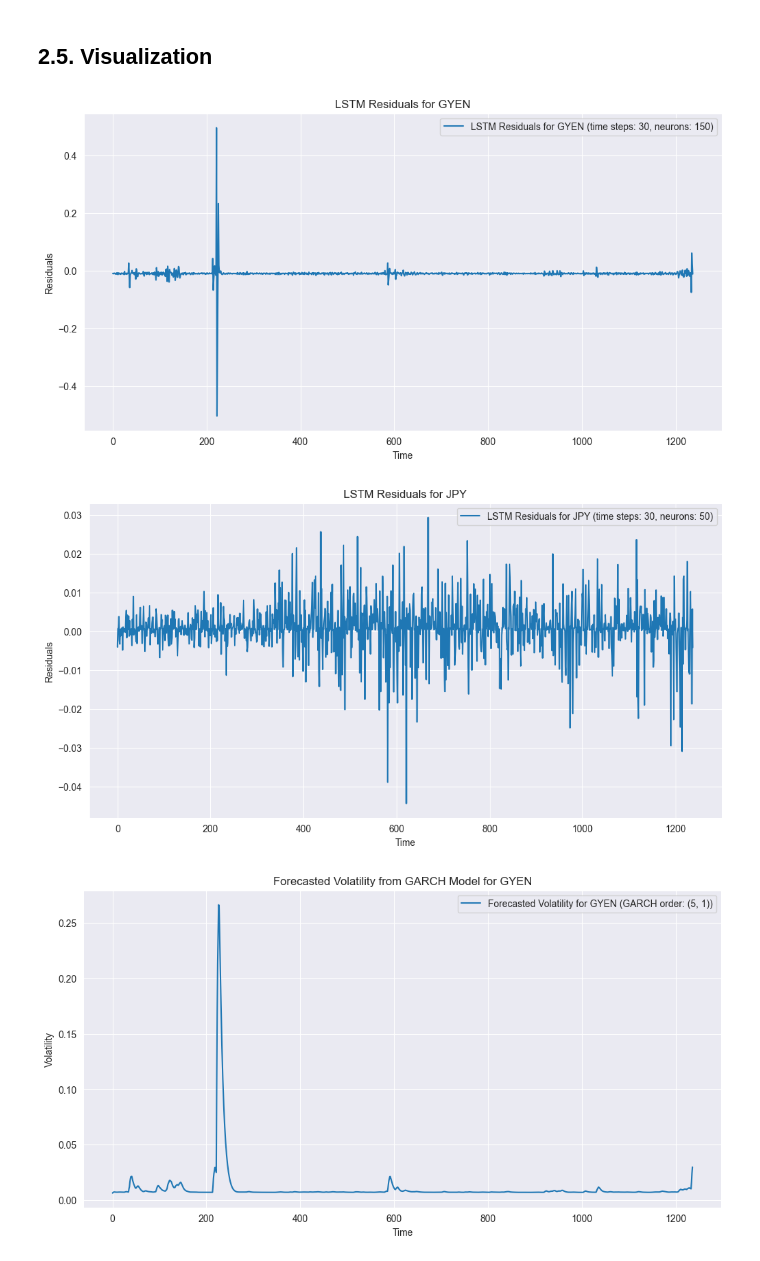
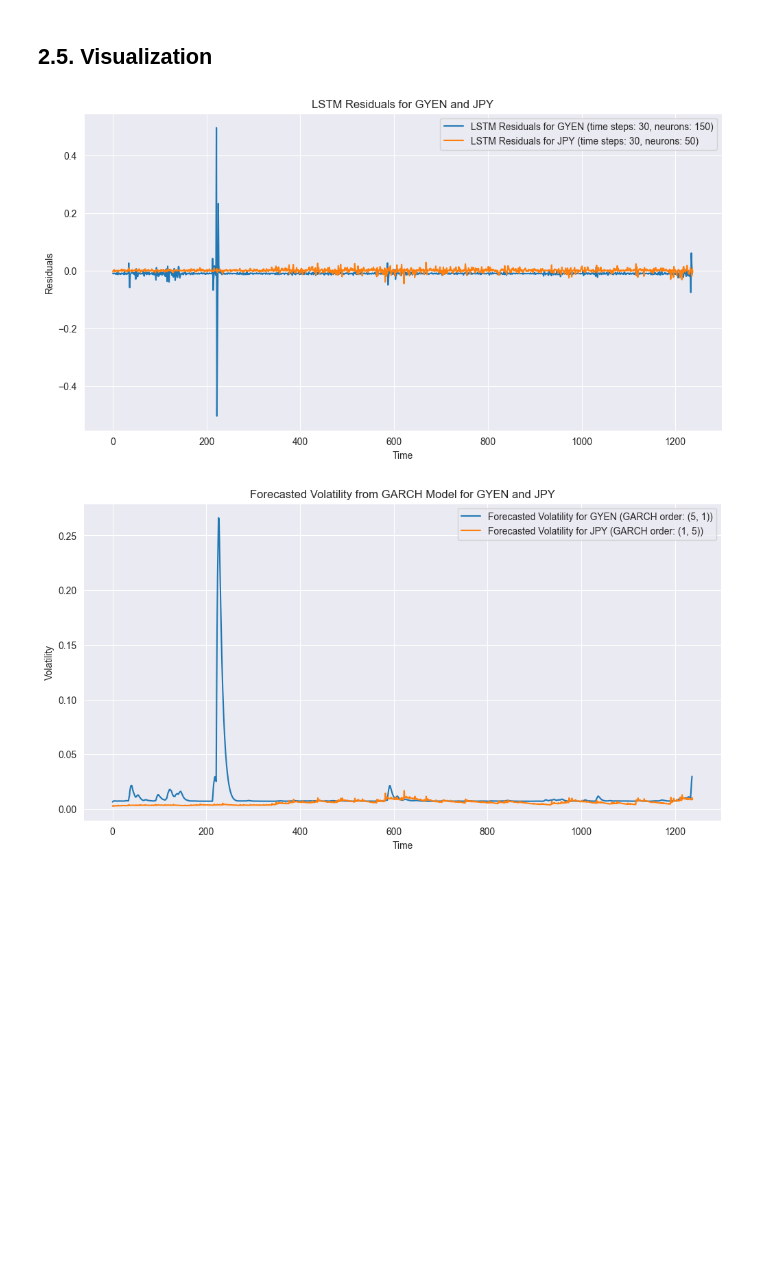
Before and after one commit to joodevs/algo-trader, a Jupyter notebook: gyen-yen-analysis.ipynb, the cells around one changed output. Saved outputs shown, nothing was run; the diff lists cells and outputs as text; code cells hidden in the pictures; blank space fills up the shorter version.

Commit message:
Add comparitive plot

```diff
--- a/gyen-yen-analysis.ipynb
+++ b/gyen-yen-analysis.ipynb
@@ -698,42 +698,25 @@ Best GARCH order for JPY: (3, 1)
 # %%
 import matplotlib.pyplot as plt
 
-# Plot LSTM residuals for GYEN
+# Combined plot for LSTM residuals
 plt.figure(figsize=(12, 6))
 plt.plot(lstm_residuals_gyen, label=f'LSTM Residuals for GYEN (time steps: {best_time_step_gyen}, neurons: {best_neurons_gyen})')
-plt.title('LSTM Residuals for GYEN')
+plt.plot(lstm_residuals_jpy, label=f'LSTM Residuals for JPY (time steps: {best_time_step_jpy}, neurons: {best_neurons_jpy})')
+plt.title('LSTM Residuals for GYEN and JPY')
 plt.xlabel('Time')
 plt.ylabel('Residuals')
 plt.legend()
 plt.show()
 
-# Plot LSTM residuals for JPY
-plt.figure(figsize=(12, 6))
-plt.plot(lstm_residuals_jpy, label=f'LSTM Residuals for JPY (time steps: {best_time_step_jpy}, neurons: {best_neurons_jpy})')
-plt.title('LSTM Residuals for JPY')
-plt.xlabel('Time')
-plt.ylabel('Residuals')
-plt.legend()
-plt.show()
-
-# Plot forecasted volatility for GYEN
+# Combined plot for GARCH forecasted volatility
 plt.figure(figsize=(12, 6))
 plt.plot(garch_fit_gyen.conditional_volatility, label=f'Forecasted Volatility for GYEN (GARCH order: {best_order_gyen})')
-plt.title('Forecasted Volatility from GARCH Model for GYEN')
+plt.plot(garch_fit_jpy.conditional_volatility, label=f'Forecasted Volatility for JPY (GARCH order: {best_order_jpy})')
+plt.title('Forecasted Volatility from GARCH Model for GYEN and JPY')
 plt.xlabel('Time')
 plt.ylabel('Volatility')
 plt.legend()
 plt.show()
-
-# Plot forecasted volatility for JPY
-plt.figure(figsize=(12, 6))
-plt.plot(garch_fit_jpy.conditional_volatility, label=f'Forecasted Volatility for JPY (GARCH order: {best_order_jpy})')
-plt.title('Forecasted Volatility from GARCH Model for JPY')
-plt.xlabel('Time')
-plt.ylabel('Volatility')
-plt.legend()
-plt.show()
 # %% [output]
-[figure, old version]
+[figure, new version]
-[figure, old version]
+[figure, new version]
-[figure, removed]
```
Also changed, not shown: parts of 3 cells of this notebook.
